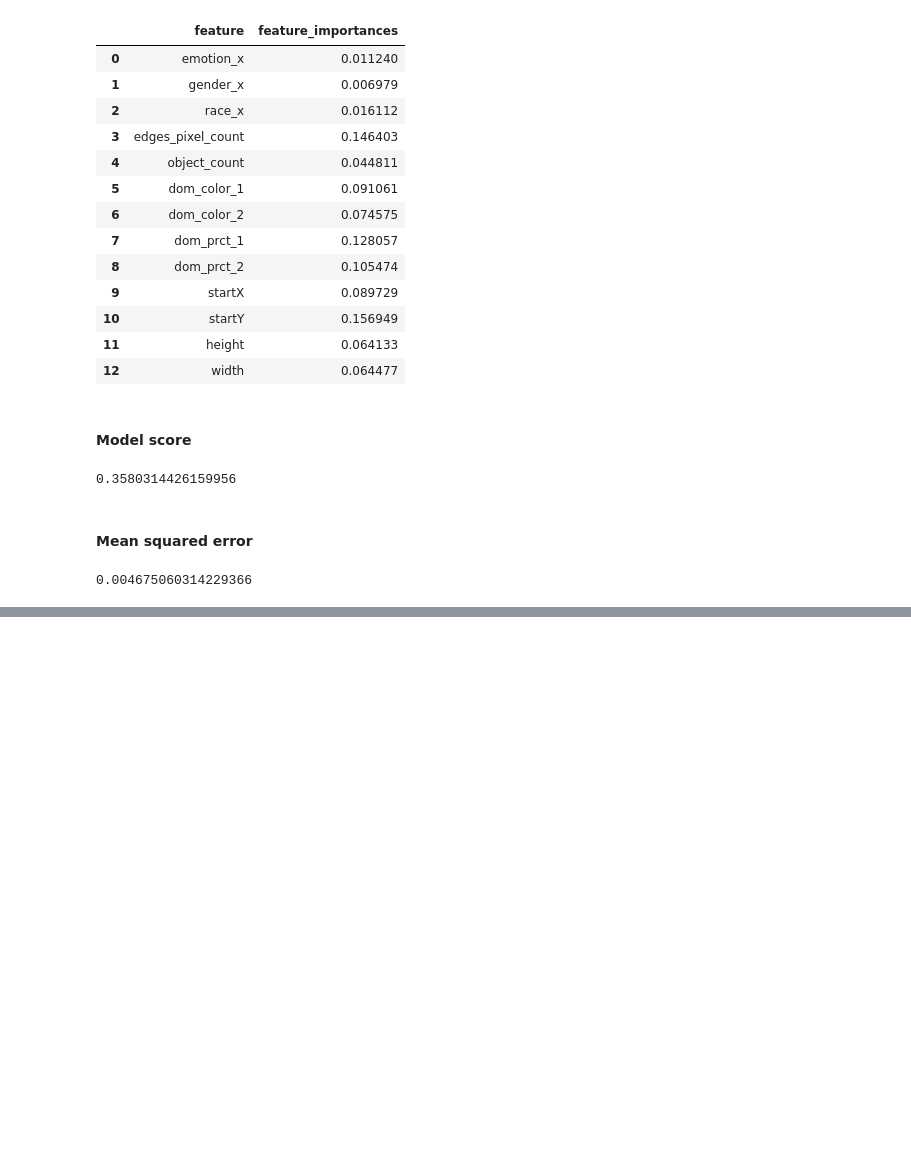
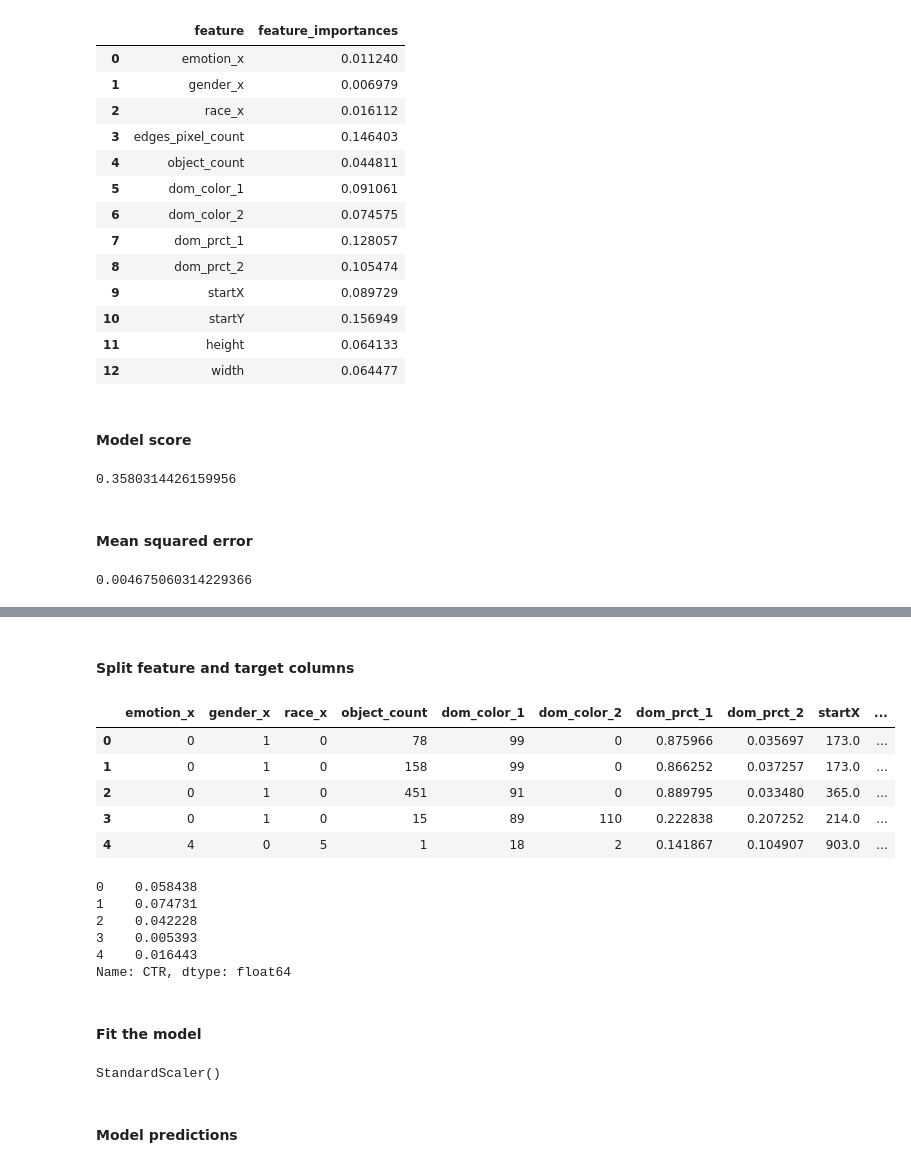
Before and after one commit to reiten-g3-ad-challnage/computer-vision-for-creative-optimisation, a Jupyter notebook: notebooks/model.ipynb, the cells around one changed output, grey strips where cells are left out. Saved outputs shown, nothing was run; the diff lists cells and outputs as text; code cells hidden in the pictures; blank space fills up the shorter version.

Commit message:
CTR prediction and minor updates
- Added CTR prediction using end frame data
- Added MLflow dashboard screenshots.
- Updated requirements document.

```diff
--- a/notebooks/model.ipynb
+++ b/notebooks/model.ipynb
@@ -236,0 +305,3 @@ model[3]
+# %%
+endframe_non_numeric_columns = list(endframe_data.select_dtypes(exclude=[np.number]).columns)
+endframe_non_numeric_columns
@@ -236,0 +310,4 @@ model[3]
+# %%
+le2 = LabelEncoder()
+for col in endframe_non_numeric_columns:
+    endframe_data[col] = le2.fit_transform(endframe_data[col])
@@ -236,0 +354,2 @@ model[3]
+# %%
+endframe_data = endframe_data.dropna()
@@ -236,0 +374,31 @@ model[3]
+# %% [markdown]
+#### Split feature and target columns
+# %%
+x2 = endframe_data.drop(columns=['ER','CTR'])
+y2 = endframe_data['CTR']
+# %%
+x2.head()
+# %% [output]
+|  | emotion_x | gender_x | race_x | object_count | dom_color_1 | dom_color_2 | dom_prct_1 | dom_prct_2 | startX | ... |
+| 0 | 0 | 1 | 0 | 78 | 99 | 0 | 0.875966 | 0.035697 | 173.0 | ... |
+| 1 | 0 | 1 | 0 | 158 | 99 | 0 | 0.866252 | 0.037257 | 173.0 | ... |
+| 2 | 0 | 1 | 0 | 451 | 91 | 0 | 0.889795 | 0.033480 | 365.0 | ... |
+| 3 | 0 | 1 | 0 | 15 | 89 | 110 | 0.222838 | 0.207252 | 214.0 | ... |
+| 4 | 4 | 0 | 5 | 1 | 18 | 2 | 0.141867 | 0.104907 | 903.0 | ... |
+# %%
+y2.head()
+# %% [output]
+0    0.058438
+1    0.074731
+2    0.042228
+3    0.005393
+4    0.016443
+Name: CTR, dtype: float64
+# %% [markdown]
+#### Fit the model
+# %%
+endframe_model = randomforestregressor(x2,y2,n_estimators=500,max_depth=120,random_state=8)
+# %% [output]
+StandardScaler()
+# %% [markdown]
+#### Model predictions
```
Also changed, not shown: parts of 24 cells of this notebook, 16 other files.
